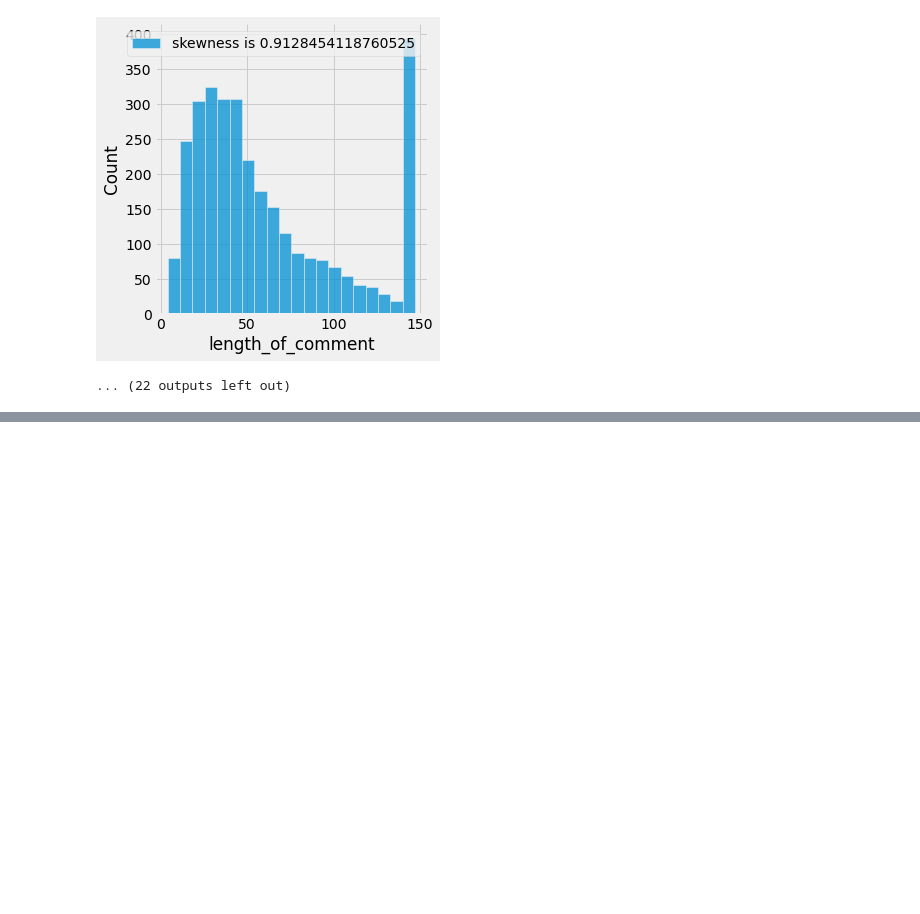
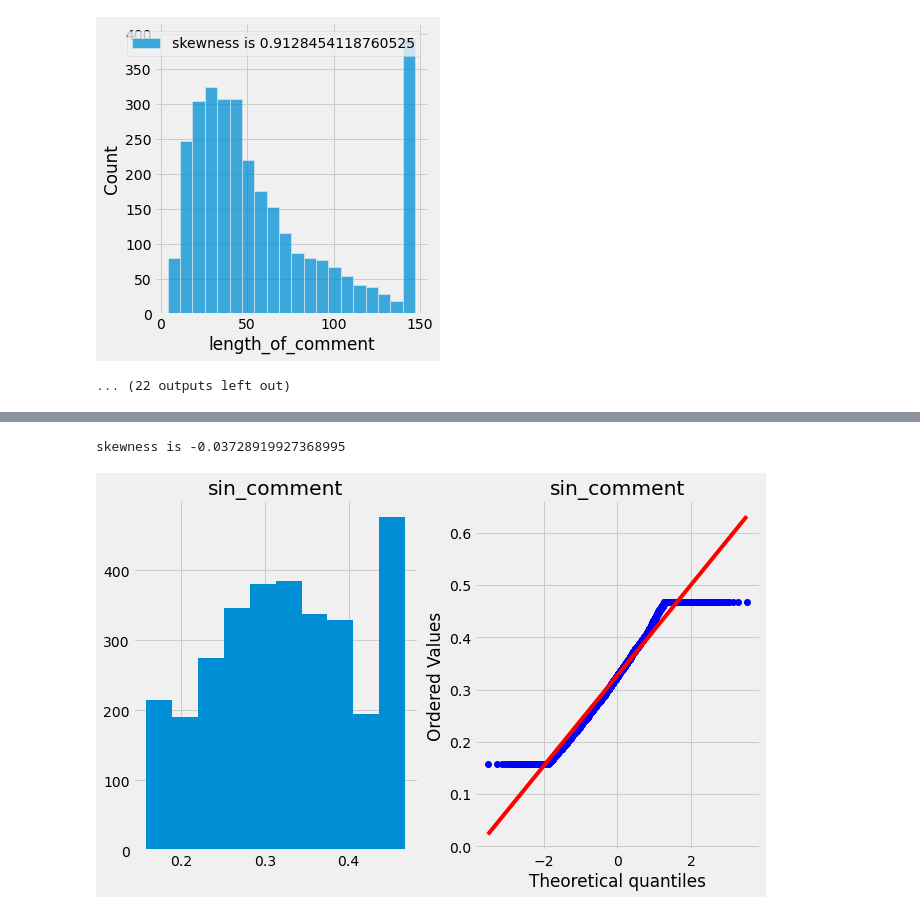
Before and after one commit to OvinduWijethunge/Machine_Learning_Projects, a Jupyter notebook: youtube spam classifier/EAD & FE.ipynb, the cells around one changed output, grey strips where cells are left out. Saved outputs shown, nothing was run; the diff lists cells and outputs as text; code cells hidden in the pictures; blank space fills up the shorter version.

```diff
--- a/youtube spam classifier/EAD & FE.ipynb
+++ b/youtube spam classifier/EAD & FE.ipynb
@@ -818,0 +796,6 @@ d_columns
+# %%
+df11['sin_comment']=df11['sin_comment']**(1/1.2)
+plot_data(df11,'sin_comment')
+# %% [output]
+skewness is -0.03728919927368995
+[figure, added]
```
Also changed, not shown: parts of 94 cells of this notebook, 2 other files.
